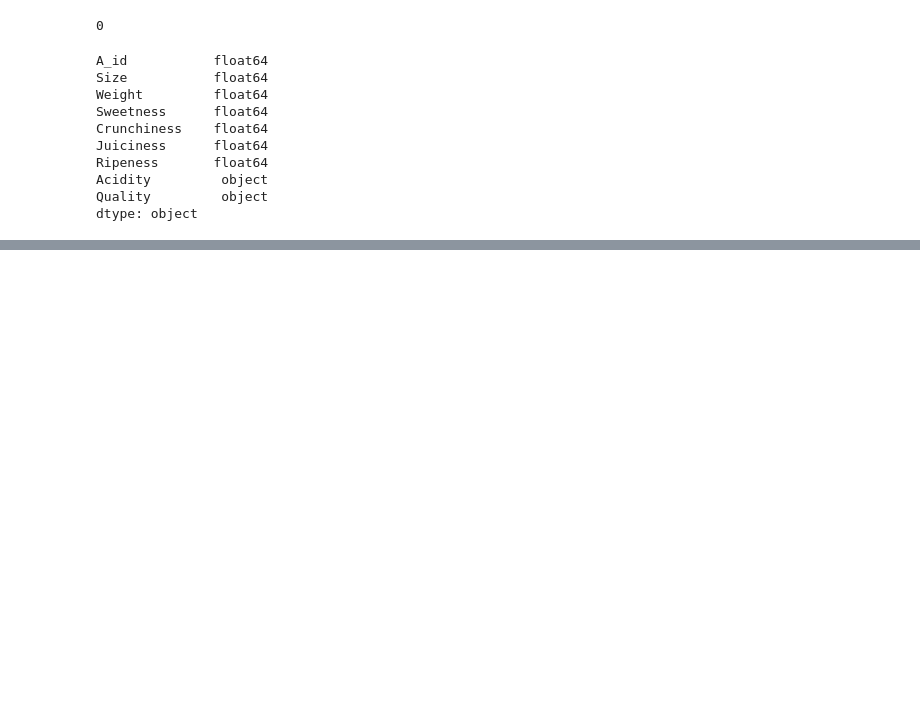
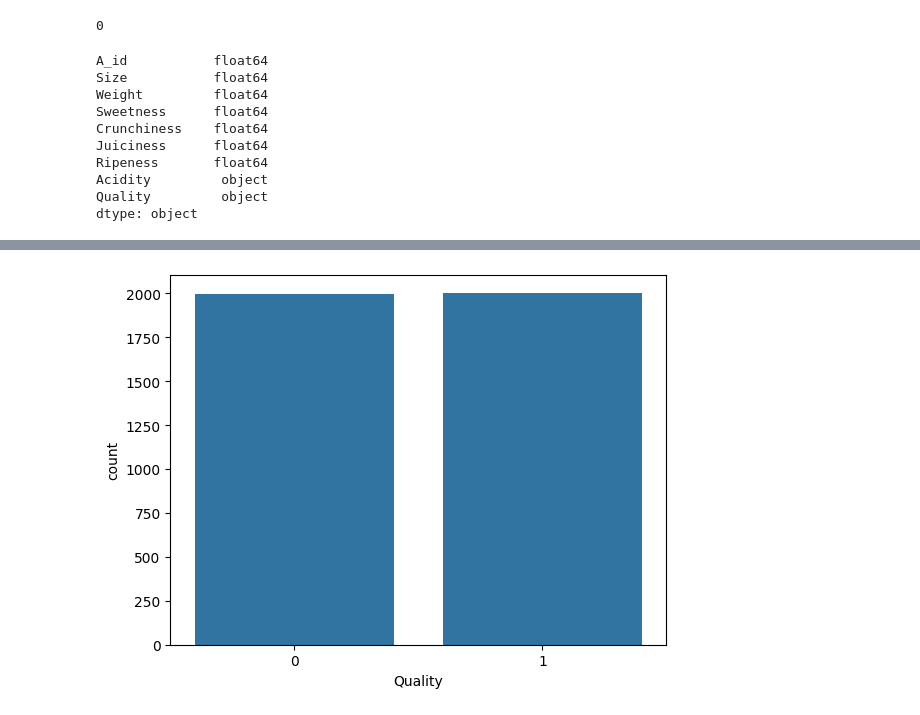
Before and after one commit to enetsos/music-popularity-prediction, a Jupyter notebook: project_apple.ipynb, the cells around one changed output, grey strips where cells are left out. Drawn from its saved outputs; the diff is of its cells as text; code cells hidden in the pictures; blank space fills up the shorter version.

Commit message:
start analisys of apple_quality dataset

```diff
--- a/project_apple.ipynb
+++ b/project_apple.ipynb
@@ -69,0 +71,4 @@ ValueError: could not convert string to float: 'good'
+# %%
+#mapp quality to numerical values
+df['Quality'] = df['Quality'].map({'good': 1, 'bad': 0})
+df.dtypes
@@ -69,0 +86,6 @@ ValueError: could not convert string to float: 'good'
+# %%
+# Print the values of quality in plot
+sns.countplot(x='Quality', data=df)
+plt.show()
+# %% [output]
+[figure, added]
```
Also changed, not shown: parts of 8 cells of this notebook.
